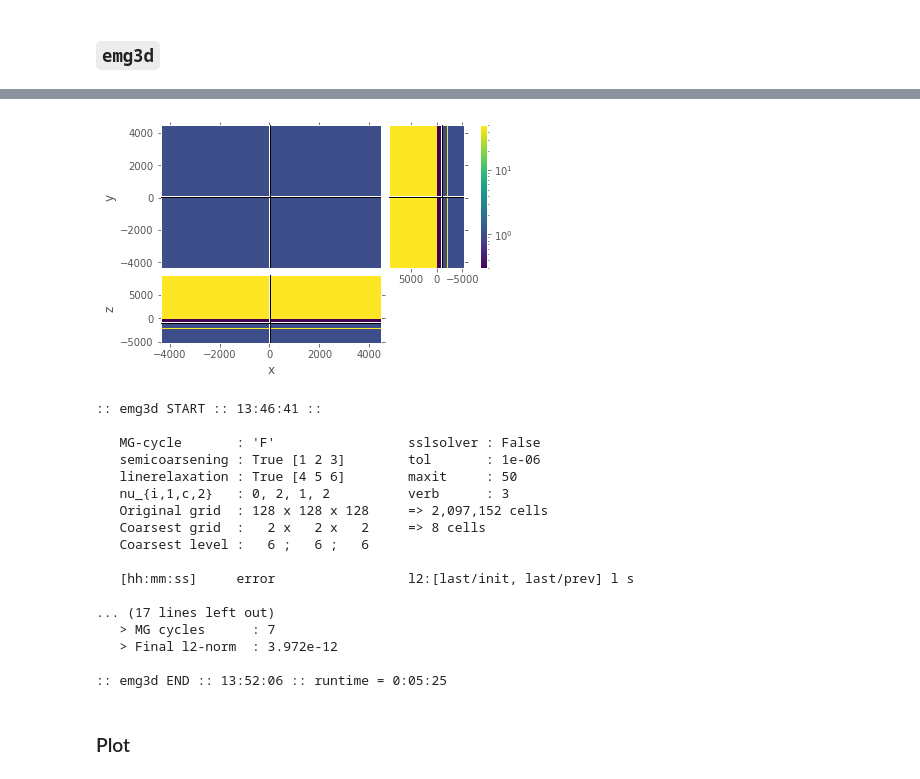
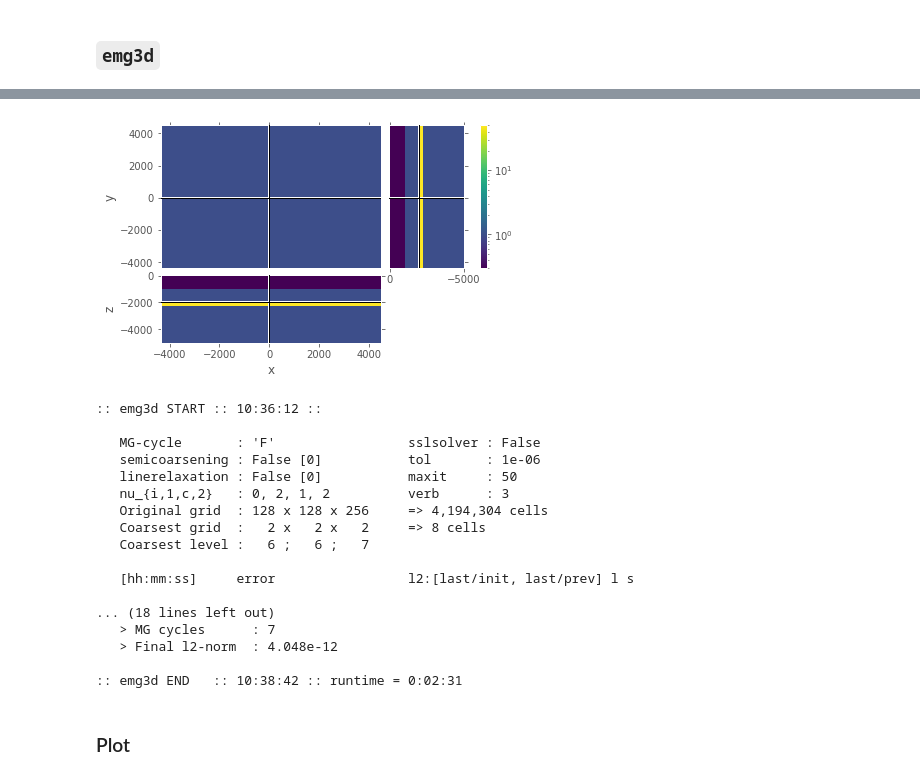
Before and after one commit to emsig/emg3d-examples, a Jupyter notebook: 1a_1D_VTI_empymod.ipynb, the cells around one changed output, grey strips where cells are left out. Drawn from its saved outputs; the diff is of its cells as text; code cells hidden in the pictures.

Commit message:
Use stretched grids

```diff
--- a/1a_1D_VTI_empymod.ipynb
+++ b/1a_1D_VTI_empymod.ipynb
@@ -419,12 +416,13 @@ epm_deep_z = epm.bipole(rec=[rx.ravel(), ry.ravel(), -zrec, 0, -90], verb=1, **m
 ### `emg3d`
 # %%
 # Get calculation domain as a function of frequency (resp., skin depth)
-hx_min, xdomain = e3d.utils.get_domain(x0=src[0], freq=0.1, min_width=25)
-hz_min, zdomain = e3d.utils.get_domain(x0=src[2], freq=0.1, min_width=25, fact_pos=10)
+hx_min, xdomain = e3d.utils.get_domain(x0=src[0], freq=0.1, min_width=20)
+hz_min, zdomain = e3d.utils.get_domain(x0=src[2], freq=0.1, min_width=20, fact_pos=10)
 
 # Create stretched grid
 nx = 2**7
 hx = e3d.utils.get_stretched_h(hx_min, xdomain, nx, src[0])
 hy = e3d.utils.get_stretched_h(hx_min, xdomain, nx, src[1])
-hz = e3d.utils.get_stretched_h(hz_min, zdomain, nx, x0=depth[-1], x1=0)
+hz = e3d.utils.get_stretched_h(hz_min, zdomain, nx*2, x0=depth[-1], x1=0)
 pgrid = discretize.TensorMesh([hx, hy, hz], x0=(xdomain[0], xdomain[0], zdomain[0]))
+pgrid
@@ -431,50 +436,49 @@ pgrid = discretize.TensorMesh([hx, hy, hz], x0=(xdomain[0], xdomain[0], zdomain[
 # %%
 # Create the model: horizontal resistivity
 res_x_full =  resh[-1]*np.ones(pgrid.nC)  # Background
 res_x_full[pgrid.gridCC[:, 2] >= depth[3]] = resh[3]  # Target
 res_x_full[pgrid.gridCC[:, 2] >= depth[2]] = resh[2]  # Overburden
 res_x_full[pgrid.gridCC[:, 2] >= depth[1]] = resh[1]  # Water
 res_x_full[pgrid.gridCC[:, 2] >= depth[0]] = resh[0]  # Air
 
 # Create the model: vertical resistivity
 res_z_full =  resv[-1]*np.ones(pgrid.nC)  # Background
 res_z_full[pgrid.gridCC[:, 2] >= depth[3]] = resv[3]
 res_z_full[pgrid.gridCC[:, 2] >= depth[2]] = resv[2]
 res_z_full[pgrid.gridCC[:, 2] >= depth[1]] = resv[1]
 res_z_full[pgrid.gridCC[:, 2] >= depth[0]] = resv[0]
 
 # Get the model
 pmodel = e3d.utils.Model(pgrid, res_x_full, res_z=res_z_full, freq=freq)
 
 # Plot it
-pgrid.plot_3d_slicer(pmodel.res_x, clim=[0.3, 50], pcolorOpts={'norm': LogNorm()})
+pgrid.plot_3d_slicer(pmodel.res_x, zslice=-2000, clim=[0.3, 50], zlim=(-5000, 50), pcolorOpts={'norm': LogNorm()})
 # %% [output]
-[figure, old version]
+[figure, new version]
 # %%
 # Get the source field
 sfield = e3d.utils.get_source_field(pgrid, src, freq, 0)
 
 # Calculate the electric field
-pfield = e3d.solver.solver(pgrid, pmodel, sfield, verb=3, nu_pre=2,
-                           semicoarsening=True, linerelaxation=True)#, sslsolver=True)
+pfield = e3d.solver.solver(pgrid, pmodel, sfield, verb=3)
 # %% [output]
-:: emg3d START :: 13:46:41 ::
+:: emg3d START :: 10:36:12 ::
 
    MG-cycle       : 'F'                 sslsolver : False
-   semicoarsening : True [1 2 3]        tol       : 1e-06
-   linerelaxation : True [4 5 6]        maxit     : 50
+   semicoarsening : False [0]           tol       : 1e-06
+   linerelaxation : False [0]           maxit     : 50
    nu_{i,1,c,2}   : 0, 2, 1, 2          verb      : 3
-   Original grid  : 128 x 128 x 128     => 2,097,152 cells
+   Original grid  : 128 x 128 x 256     => 4,194,304 cells
    Coarsest grid  :   2 x   2 x   2     => 8 cells
-   Coarsest level :   6 ;   6 ;   6
+   Coarsest level :   6 ;   6 ;   7
 
    [hh:mm:ss]     error                 l2:[last/init, last/prev] l s
 
-... (17 lines left out)
+... (18 lines left out)
    > MG cycles      : 7
-   > Final l2-norm  : 3.972e-12
+   > Final l2-norm  : 4.048e-12
 
-:: emg3d END :: 13:52:06 :: runtime = 0:05:25
+:: emg3d END   :: 10:38:42 :: runtime = 0:02:31
 # %% [markdown]
 ### Plot
 # %%
```
Also changed, not shown: parts of 16 cells of this notebook, 2 other files.
